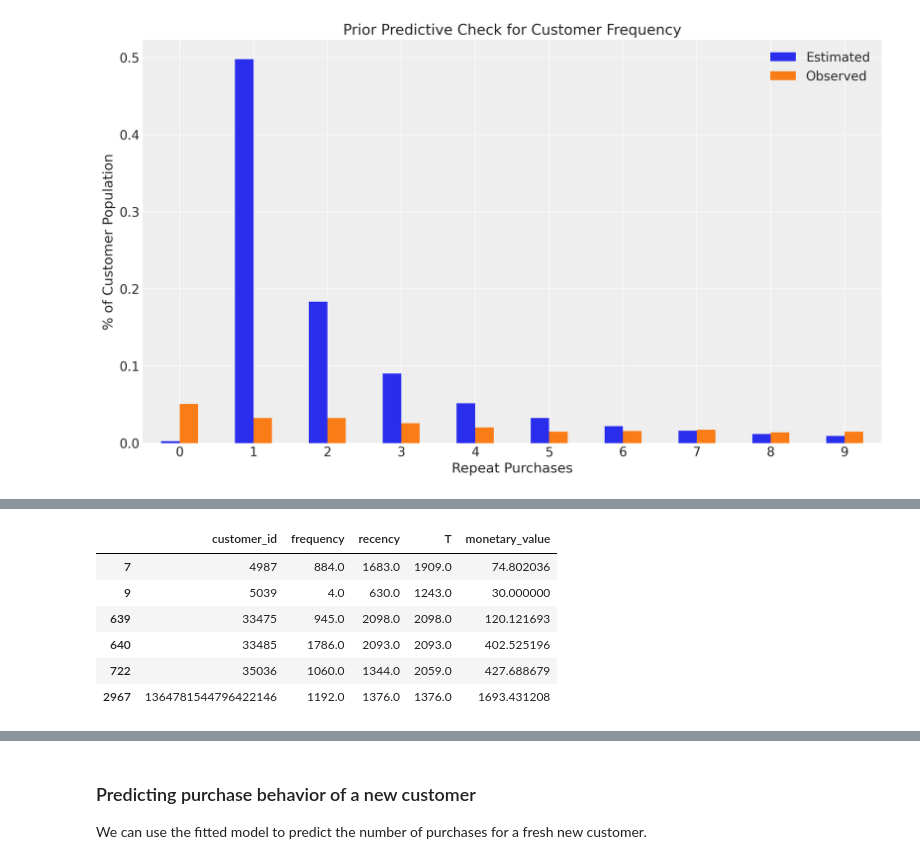
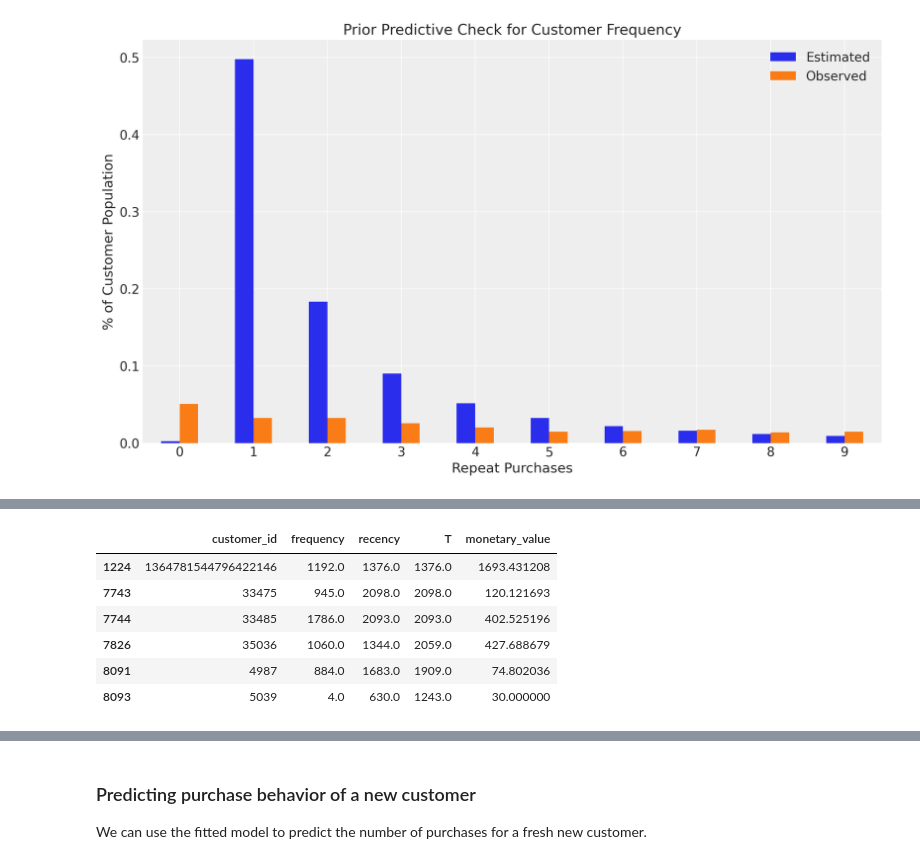
Before and after one commit to jhon-ye/clv, a Jupyter notebook: clv-bg.ipynb, the cells around one changed output, grey strips where cells are left out. Drawn from its saved outputs; the diff is of its cells as text; code cells hidden in the pictures.

```diff
--- a/clv-bg.ipynb
+++ b/clv-bg.ipynb
@@ -65,3 +69,12 @@ We will use the BG/NBD model to infer the frequency of repeat purchases for all
 * `T` represents a customer's "age", i.e. the duration between a customer's first purchase and the end of the period of study. In this example notebook, the units of time are in weeks;
 * `recency` represents the timepoint when a customer made their most recent purchase. This is also equal to the duration between a customer’s first non-repeat purchase (usually time 0) and last purchase. If a customer has made only 1 purchase, their recency is 0;
 * `monetary_value` represents the average value of a given customer’s purchases. This is equal to the sum of all a customer’s purchases divided by the total number of purchases.
+# %%
+# Summarizing the dataset's content to understand its scope
+data['create_time'] = pd.to_datetime(data['create_time'])
+maxdate = data['create_time'].dt.date.max()
+mindate = data['create_time'].dt.date.min()
+unique_cust = data['customer_id'].nunique()
+
+print(f"The Time range of transactions is: {mindate} to {maxdate}")
+print(f"Total number of unique customers: {unique_cust}")
@@ -68,6 +84,8 @@ We will use the BG/NBD model to infer the frequency of repeat purchases for all
 # %%
+data['customer_id'] = data['customer_id'].astype(int).astype(str)
+
 data_summary_rfm = clv.utils.rfm_summary(data, 'customer_id', 'create_time', 'consume_num')
-data_bg = data_summary_rfm.query("frequency > 1")
+data_bg = data_summary_rfm.query("frequency > 0 and monetary_value > 0")
 data_bg.head()
 # %% [output]
 |  | customer_id | frequency | recency | T | monetary_value |
@@ -225,17 +246,17 @@ Sampling: [recency_frequency]
 # %%
-example_customer_ids = [1364781544796422146, 33485, 35036, 33475, 4987, 5039]
+example_customer_ids = ['1364781544796422146', '33485', '35036', '33475', '4987', '5039']
 
 data_small = data_summary_rfm.query("customer_id.isin(@example_customer_ids)")
 
 data_small.head(6)
 # %% [output]
 |  | customer_id | frequency | recency | T | monetary_value |
-| 7 | 4987 | 884.0 | 1683.0 | 1909.0 | 74.802036 |
-| 9 | 5039 | 4.0 | 630.0 | 1243.0 | 30.000000 |
-| 639 | 33475 | 945.0 | 2098.0 | 2098.0 | 120.121693 |
-| 640 | 33485 | 1786.0 | 2093.0 | 2093.0 | 402.525196 |
-| 722 | 35036 | 1060.0 | 1344.0 | 2059.0 | 427.688679 |
-| 2967 | 1364781544796422146 | 1192.0 | 1376.0 | 1376.0 | 1693.431208 |
+| 1224 | 1364781544796422146 | 1192.0 | 1376.0 | 1376.0 | 1693.431208 |
+| 7743 | 33475 | 945.0 | 2098.0 | 2098.0 | 120.121693 |
+| 7744 | 33485 | 1786.0 | 2093.0 | 2093.0 | 402.525196 |
+| 7826 | 35036 | 1060.0 | 1344.0 | 2059.0 | 427.688679 |
+| 8091 | 4987 | 884.0 | 1683.0 | 1909.0 | 74.802036 |
+| 8093 | 5039 | 4.0 | 630.0 | 1243.0 | 30.000000 |
 # %%
 steps = 90
 
```
Also changed, not shown: parts of 30 cells of this notebook, 1 other file.
